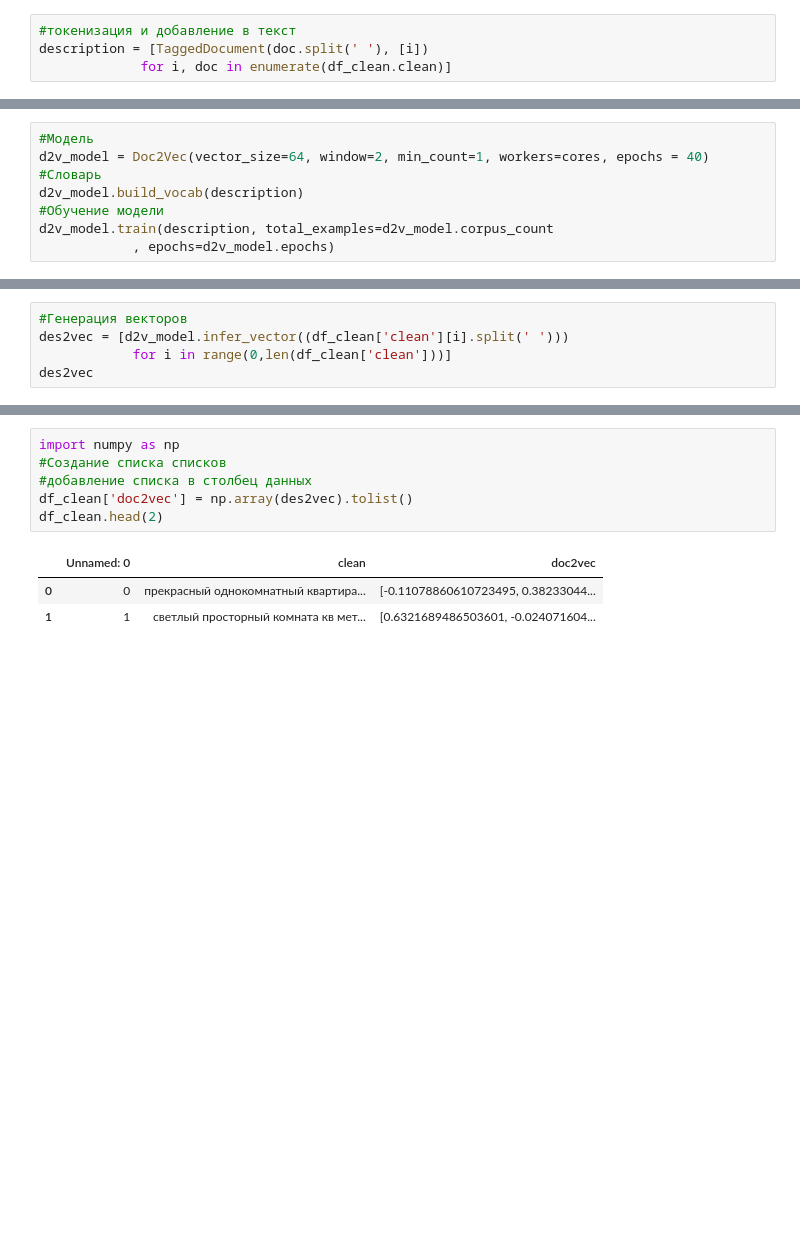
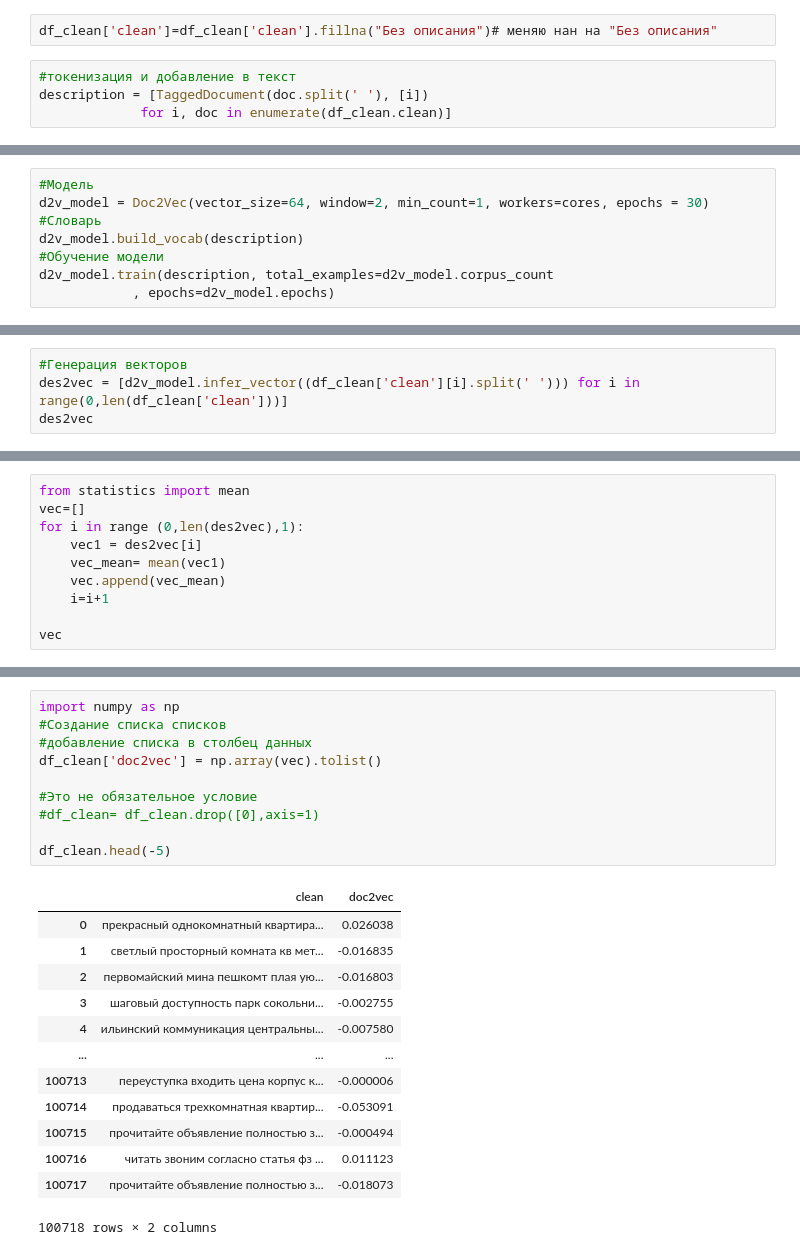
Before and after one commit to Gabuchev/Apartments-in-Moscow---The-simplest-recommendation-system, a Jupyter notebook: Doc2Vec.ipynb, the cells around one changed output, grey strips where cells are left out. Cells and saved outputs as stored; diff of their text form; blank space fills up the shorter version.

```diff
--- a/Doc2Vec.ipynb
+++ b/Doc2Vec.ipynb
@@ -14,5 +34,7 @@ from gensim.models.doc2vec import TaggedDocument
 # %%
 cores = multiprocessing.cpu_count() # Количество ядер на компе
+# %%
+df_clean['clean']=df_clean['clean'].fillna("Без описания")# меняю нан на "Без описания"
 # %%
 #токенизация и добавление в текст
 description = [TaggedDocument(doc.split(' '), [i])
@@ -25,6 +47,6 @@ INFO - 01:32:19: Doc2Vec lifecycle event {'params': 'Doc2Vec(dm/m,d64,n5,w5,s0.0
 # %%
 #Модель
-d2v_model = Doc2Vec(vector_size=64, window=2, min_count=1, workers=cores, epochs = 40)
+d2v_model = Doc2Vec(vector_size=64, window=2, min_count=1, workers=cores, epochs = 30)
 #Словарь
 d2v_model.build_vocab(description)
 #Обучение модели
@@ -51,6 +73,5 @@ INFO - 01:40:12: Doc2Vec lifecycle event {'msg': 'training on 213431080 raw word
 # %%
 #Генерация векторов
-des2vec = [d2v_model.infer_vector((df_clean['clean'][i].split(' ')))
-            for i in range(0,len(df_clean['clean']))]
+des2vec = [d2v_model.infer_vector((df_clean['clean'][i].split(' '))) for i in range(0,len(df_clean['clean']))]
 des2vec
 # %% [output]
@@ -73,0 +99,10 @@ des2vec
+# %%
+from statistics import mean
+vec=[]
+for i in range (0,len(des2vec),1):
+    vec1 = des2vec[i]
+    vec_mean= mean(vec1)
+    vec.append(vec_mean)
+    i=i+1
+
+vec
@@ -74,10 +127,24 @@ des2vec
 # %%
 import numpy as np
 #Создание списка списков
 #добавление списка в столбец данных
-df_clean['doc2vec'] = np.array(des2vec).tolist()
-df_clean.head(2)
+df_clean['doc2vec'] = np.array(vec).tolist()
+
+#Это не обязательное условие
+#df_clean= df_clean.drop([0],axis=1)
+
+df_clean.head(-5)
 # %% [output]
-|  | Unnamed: 0 | clean | doc2vec |
-| 0 | 0 | прекрасный однокомнатный квартира... | [-0.11078860610723495, 0.38233044... |
-| 1 | 1 | светлый просторный комната кв мет... | [0.6321689486503601, -0.024071604... |
+|  | clean | doc2vec |
+| 0 | прекрасный однокомнатный квартира... | 0.026038 |
+| 1 | светлый просторный комната кв мет... | -0.016835 |
+| 2 | первомайский мина пешкомт плая ую... | -0.016803 |
+| 3 | шаговый доступность парк сокольни... | -0.002755 |
+| 4 | ильинский коммуникация центральны... | -0.007580 |
+| ... | ... | ... |
+| 100713 | переуступка входить цена корпус к... | -0.000006 |
+| 100714 | продаваться трехкомнатная квартир... | -0.053091 |
+| 100715 | прочитайте объявление полностью з... | -0.000494 |
+| 100716 | читать звоним согласно статья фз ... | 0.011123 |
+| 100717 | прочитайте объявление полностью з... | -0.018073 |
+100718 rows × 2 columns
```
Also changed, not shown: parts of 16 cells of this notebook.
